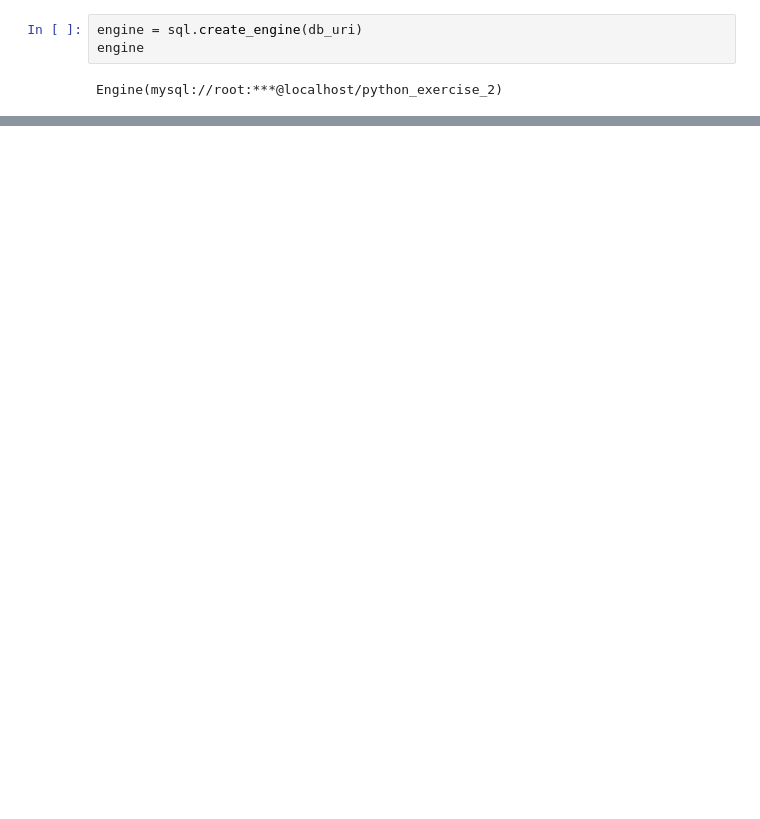
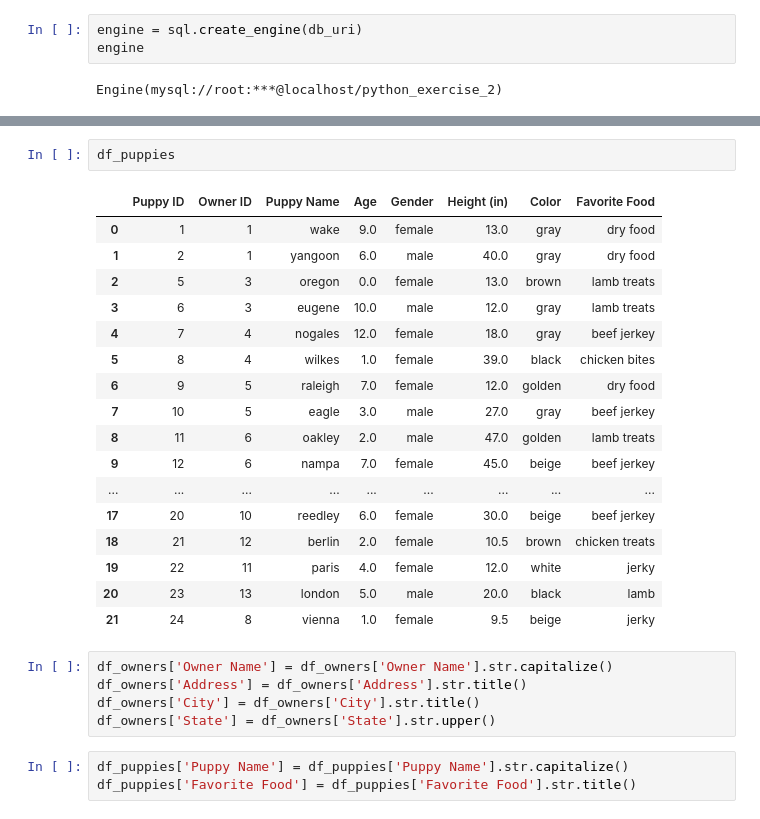
Before and after one commit to ivanzapatarivera/Python_Exercise_2, a Jupyter notebook: queries.ipynb, the cells around one changed output, grey strips where cells are left out. Saved outputs shown, nothing was run; the diff lists cells and outputs as text; blank space fills up the shorter version.

```diff
--- a/queries.ipynb
+++ b/queries.ipynb
@@ -139,0 +71,28 @@ dtype: int64
+# %%
+df_puppies
+# %% [output]
+|  | Puppy ID | Owner ID | Puppy Name | Age | Gender | Height (in) | Color | Favorite Food |
+| 0 | 1 | 1 | wake | 9.0 | female | 13.0 | gray | dry food |
+| 1 | 2 | 1 | yangoon | 6.0 | male | 40.0 | gray | dry food |
+| 2 | 5 | 3 | oregon | 0.0 | female | 13.0 | brown | lamb treats |
+| 3 | 6 | 3 | eugene | 10.0 | male | 12.0 | gray | lamb treats |
+| 4 | 7 | 4 | nogales | 12.0 | female | 18.0 | gray | beef jerkey |
+| 5 | 8 | 4 | wilkes | 1.0 | female | 39.0 | black | chicken bites |
+| 6 | 9 | 5 | raleigh | 7.0 | female | 12.0 | golden | dry food |
+| 7 | 10 | 5 | eagle | 3.0 | male | 27.0 | gray | beef jerkey |
+| 8 | 11 | 6 | oakley | 2.0 | male | 47.0 | golden | lamb treats |
+| 9 | 12 | 6 | nampa | 7.0 | female | 45.0 | beige | beef jerkey |
+| ... | ... | ... | ... | ... | ... | ... | ... | ... |
+| 17 | 20 | 10 | reedley | 6.0 | female | 30.0 | beige | beef jerkey |
+| 18 | 21 | 12 | berlin | 2.0 | female | 10.5 | brown | chicken treats |
+| 19 | 22 | 11 | paris | 4.0 | female | 12.0 | white | jerky |
+| 20 | 23 | 13 | london | 5.0 | male | 20.0 | black | lamb |
+| 21 | 24 | 8 | vienna | 1.0 | female | 9.5 | beige | jerky |
+# %%
+df_owners['Owner Name'] = df_owners['Owner Name'].str.capitalize()
+df_owners['Address'] = df_owners['Address'].str.title()
+df_owners['City'] = df_owners['City'].str.title()
+df_owners['State'] = df_owners['State'].str.upper()
+# %%
+df_puppies['Puppy Name'] = df_puppies['Puppy Name'].str.capitalize()
+df_puppies['Favorite Food'] = df_puppies['Favorite Food'].str.title()
```
Also changed, not shown: parts of 39 cells of this notebook, 1 other file.
